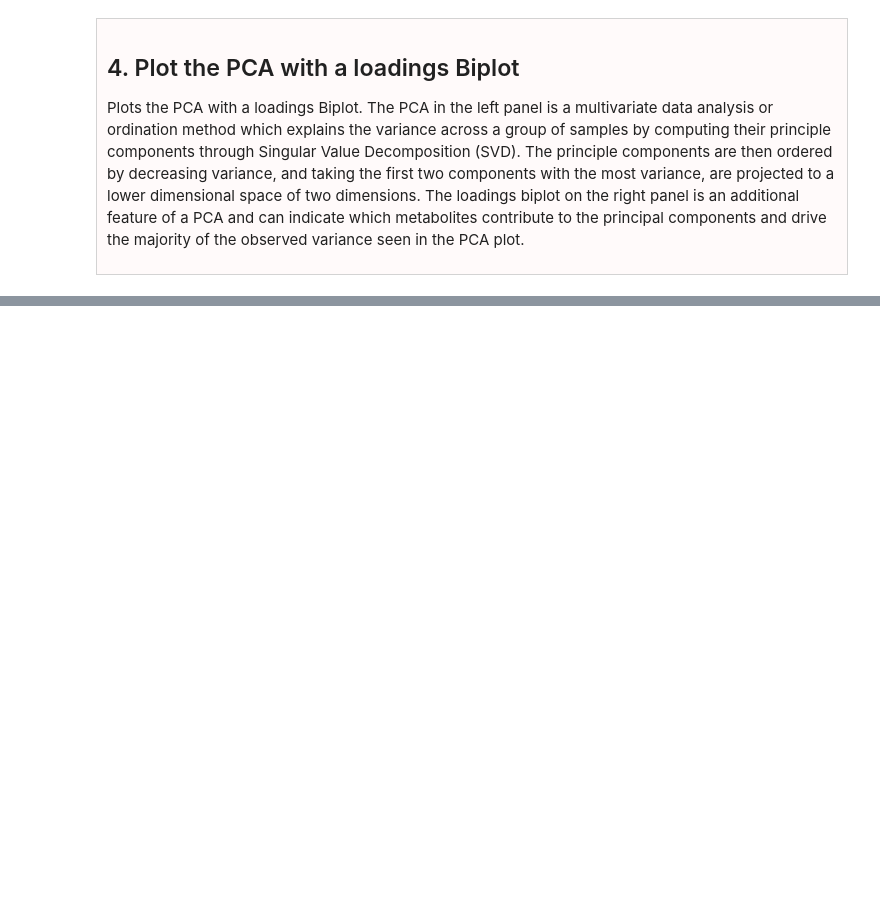
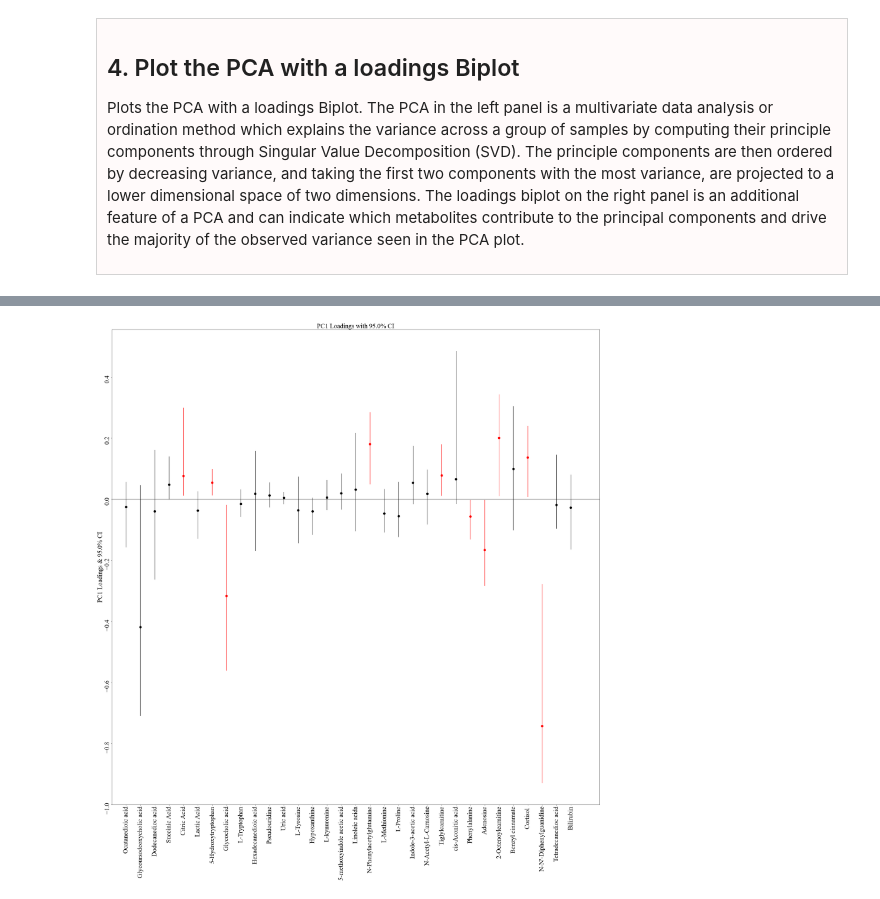
Before and after one commit to brettChapman/multivis_tutorials, a Jupyter notebook: Tutorial1.ipynb, the cells around one changed output, grey strips where cells are left out. Cells and saved outputs as stored; diff of their text form; code cells hidden in the pictures; blank space fills up the shorter version.

```diff
--- a/Tutorial1.ipynb
+++ b/Tutorial1.ipynb
@@ -165,0 +177,15 @@ multivis.pca(Xlog
+# %%
+multivis.pcaLoadings(Xlog
+                     , PeakTable.Label
+                     , 'PCA_loadings_PC1.png'
+                     , saveImage=True
+                     , dpi=300
+                     , pc_num=1
+                     , bootnum=10000
+                     , alpha=0.05
+                     , fontSize=30
+                     , markerSize=100
+                     , figSize=(40,40)
+                     , transparent=False)
+# %% [output]
+[figure, added]
```
Also changed, not shown: parts of 3 cells of this notebook, 20 other files.
